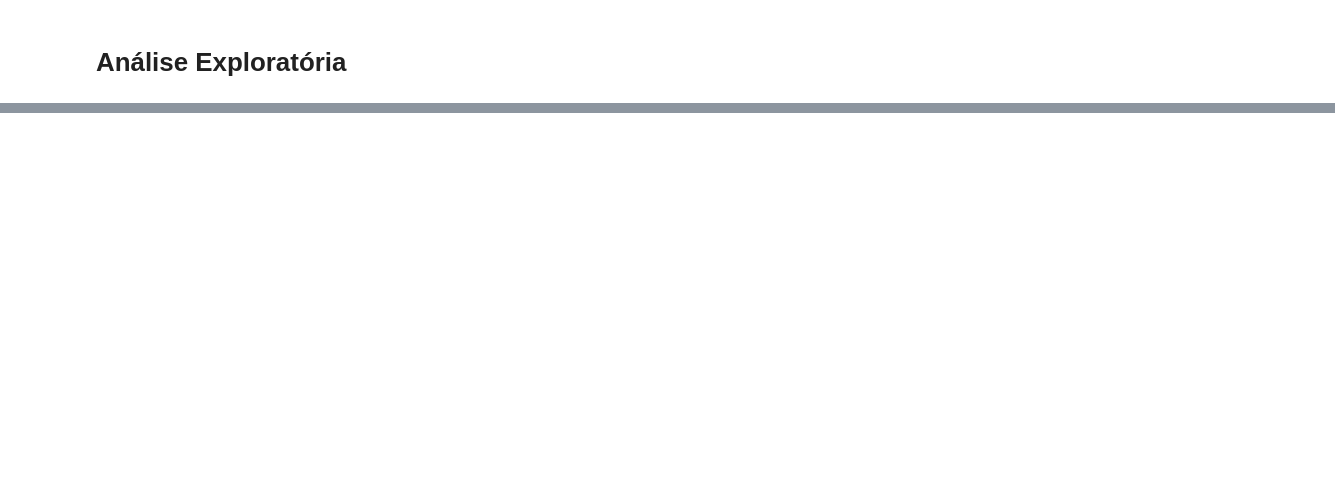
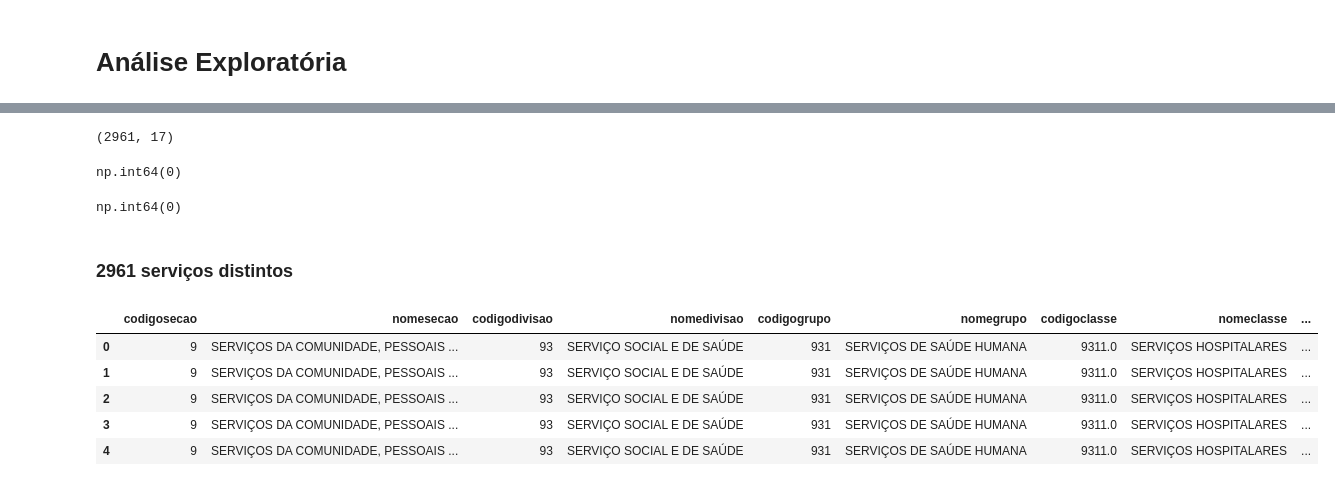
Before and after one commit to GovHub-br/data-application-mgi, a Jupyter notebook: notebooks/2.explo_servicos.ipynb, the cells around one changed output, grey strips where cells are left out. Drawn from its saved outputs; the diff is of its cells as text; code cells hidden in the pictures; blank space fills up the shorter version.

```diff
--- a/notebooks/2.explo_servicos.ipynb
+++ b/notebooks/2.explo_servicos.ipynb
@@ -49,0 +439,23 @@ raw_unidade_fornecimento_material = pd.read_csv('raw_unidade_fornecimento_materi
+# %%
+raw_item_servico.shape
+# %% [output]
+(2961, 17)
+# %%
+raw_item_servico.duplicated().sum()
+# %% [output]
+np.int64(0)
+# %%
+raw_item_servico.codigoservico.duplicated().sum()
+# %% [output]
+np.int64(0)
+# %% [markdown]
+### 2961 serviços distintos
+# %%
+raw_item_servico.head()
+# %% [output]
+|  | codigosecao | nomesecao | codigodivisao | nomedivisao | codigogrupo | nomegrupo | codigoclasse | nomeclasse | ... |
+| 0 | 9 | SERVIÇOS DA COMUNIDADE, PESSOAIS ... | 93 | SERVIÇO SOCIAL E DE SAÚDE | 931 | SERVIÇOS DE SAÚDE HUMANA | 9311.0 | SERVIÇOS HOSPITALARES | ... |
+| 1 | 9 | SERVIÇOS DA COMUNIDADE, PESSOAIS ... | 93 | SERVIÇO SOCIAL E DE SAÚDE | 931 | SERVIÇOS DE SAÚDE HUMANA | 9311.0 | SERVIÇOS HOSPITALARES | ... |
+| 2 | 9 | SERVIÇOS DA COMUNIDADE, PESSOAIS ... | 93 | SERVIÇO SOCIAL E DE SAÚDE | 931 | SERVIÇOS DE SAÚDE HUMANA | 9311.0 | SERVIÇOS HOSPITALARES | ... |
+| 3 | 9 | SERVIÇOS DA COMUNIDADE, PESSOAIS ... | 93 | SERVIÇO SOCIAL E DE SAÚDE | 931 | SERVIÇOS DE SAÚDE HUMANA | 9311.0 | SERVIÇOS HOSPITALARES | ... |
+| 4 | 9 | SERVIÇOS DA COMUNIDADE, PESSOAIS ... | 93 | SERVIÇO SOCIAL E DE SAÚDE | 931 | SERVIÇOS DE SAÚDE HUMANA | 9311.0 | SERVIÇOS HOSPITALARES | ... |
```
Also changed, not shown: parts of 116 cells of this notebook, 2 other files.
